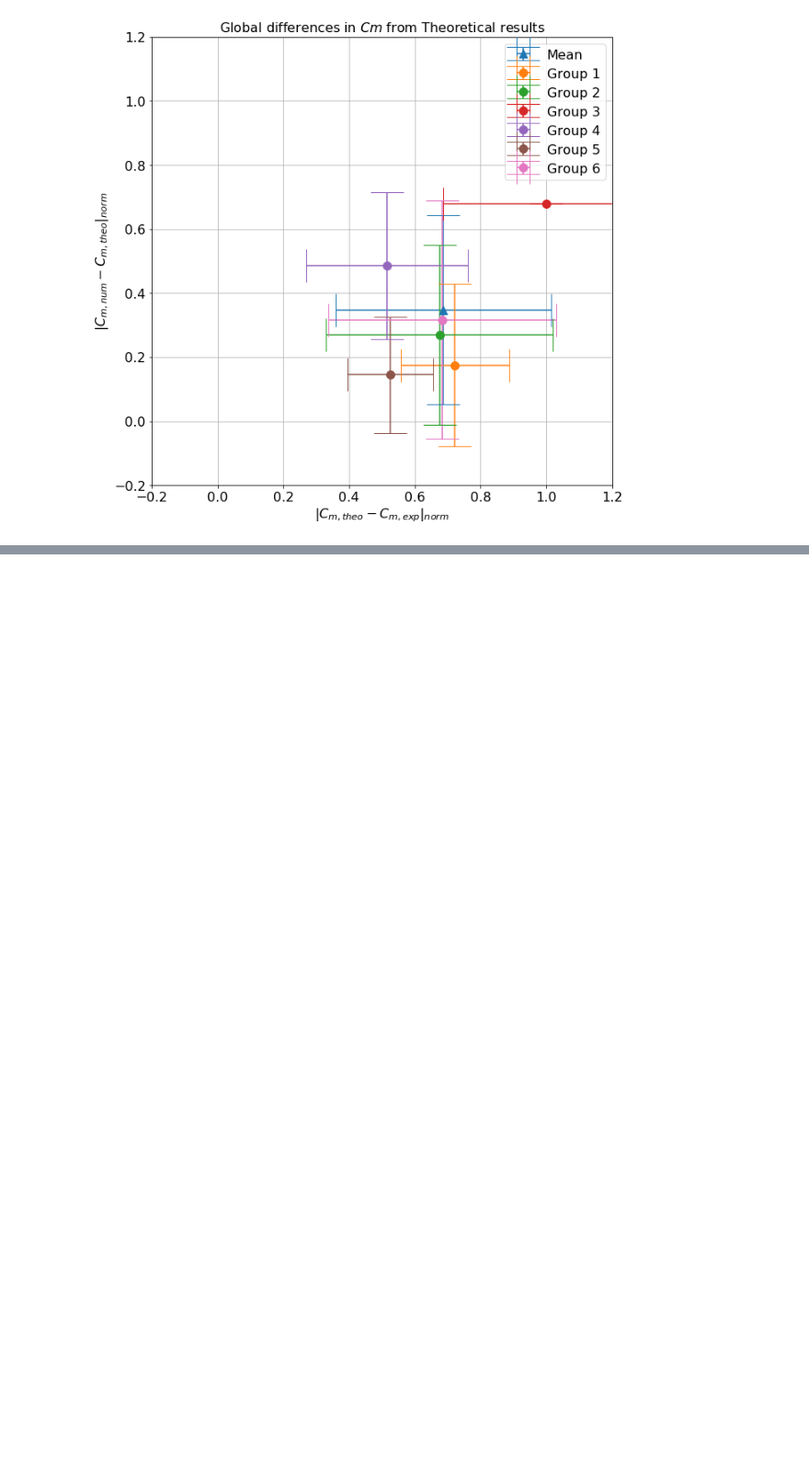
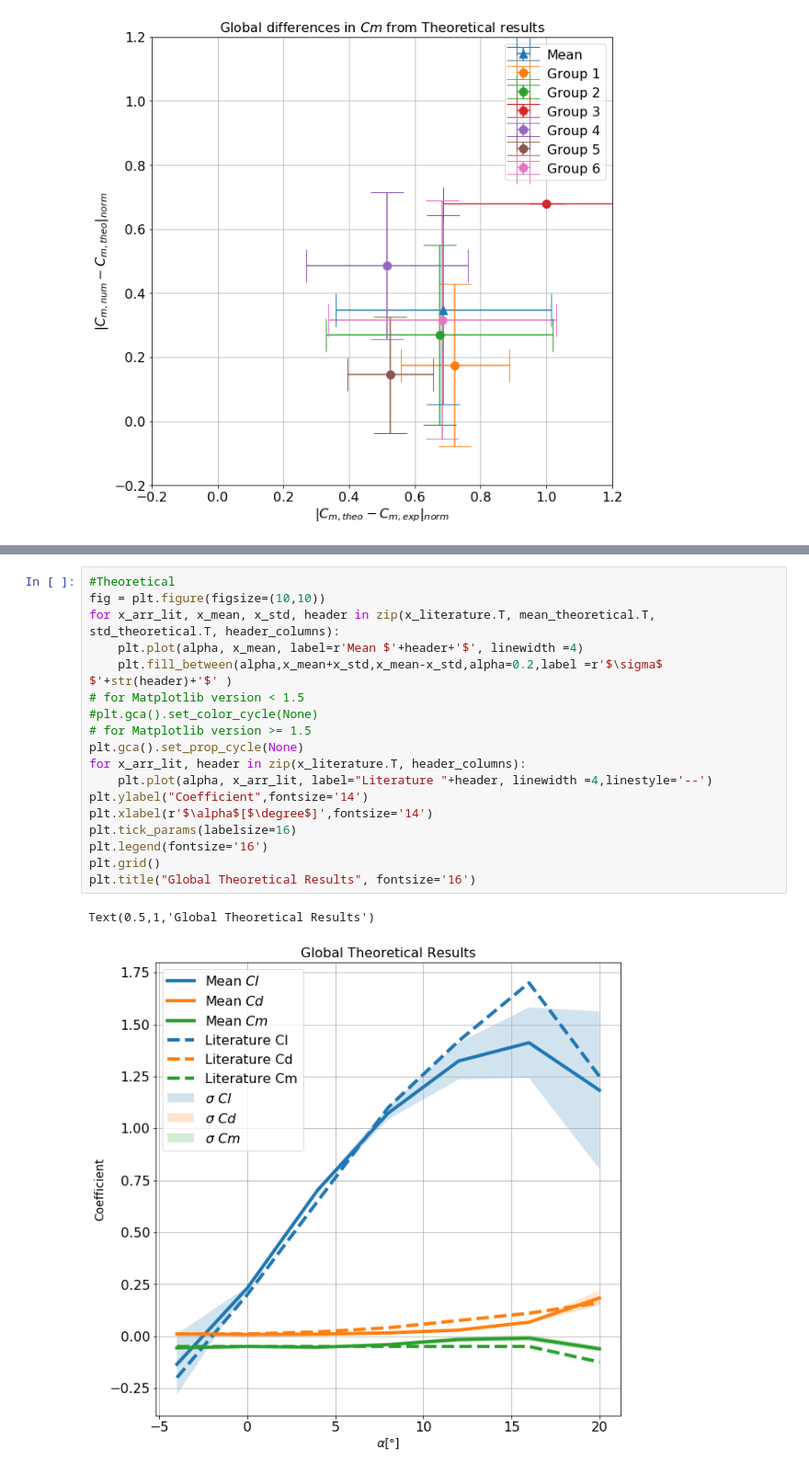
Before and after one commit to sercharpak/NFS_P2, a Jupyter notebook: NFS-P2-Comparison.ipynb, the cells around one changed output, grey strips where cells are left out. Shown at 92% size. Saved outputs shown, nothing was run; the diff lists cells and outputs as text; blank space fills up the shorter version.

```diff
--- a/NFS-P2-Comparison.ipynb
+++ b/NFS-P2-Comparison.ipynb
@@ -619,0 +675,21 @@ for x_mean_theo_exp, x_std_theo_exp, x_mean_num_exp, x_std_num_exp, x_mean_num_t
+# %%
+#Theoretical
+fig = plt.figure(figsize=(10,10))
+for x_arr_lit, x_mean, x_std, header in zip(x_literature.T, mean_theoretical.T, std_theoretical.T, header_columns):
+    plt.plot(alpha, x_mean, label=r'Mean $'+header+'$', linewidth =4)
+    plt.fill_between(alpha,x_mean+x_std,x_mean-x_std,alpha=0.2,label =r'$\sigma$ $'+str(header)+'$' )
+# for Matplotlib version < 1.5
+#plt.gca().set_color_cycle(None)
+# for Matplotlib version >= 1.5
+plt.gca().set_prop_cycle(None)
+for x_arr_lit, header in zip(x_literature.T, header_columns):
+    plt.plot(alpha, x_arr_lit, label="Literature "+header, linewidth =4,linestyle='--')
+plt.ylabel("Coefficient",fontsize='14')
+plt.xlabel(r'$\alpha$[$\degree$]',fontsize='14')
+plt.tick_params(labelsize=16)
+plt.legend(fontsize='16')
+plt.grid()
+plt.title("Global Theoretical Results", fontsize='16')
+# %% [output]
+Text(0.5,1,'Global Theoretical Results')
+[figure, added]
```
Also changed, not shown: parts of 9 cells of this notebook, 1 other file.
